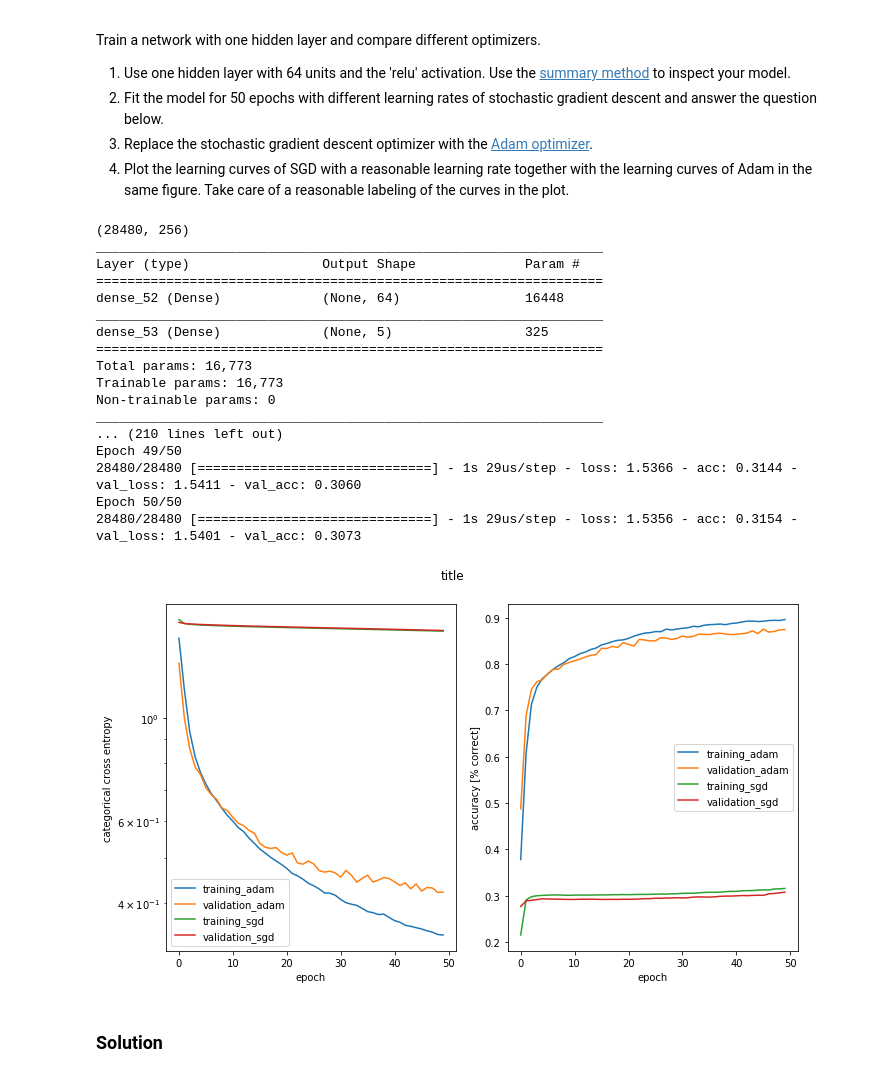
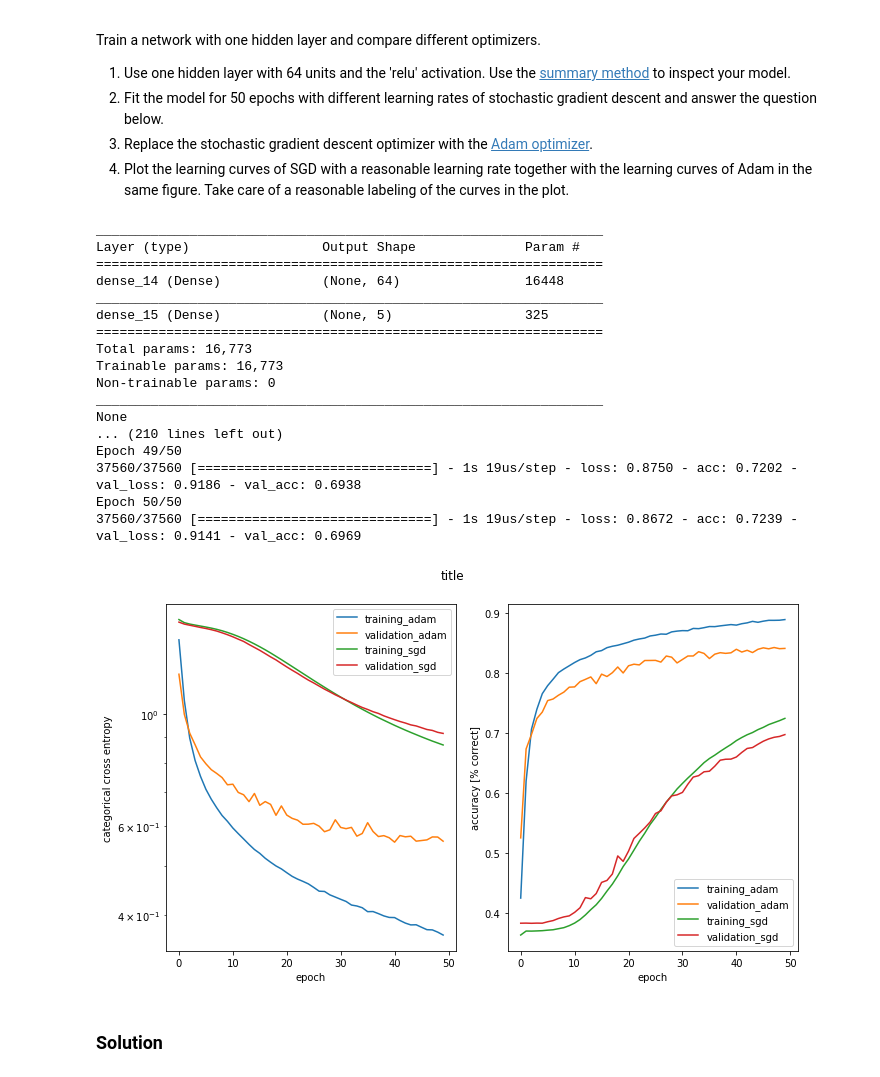
Before and after one commit to BrynjarGlims/ann_project_01, a Jupyter notebook: miniproject1.ipynb, the cells around one changed output. Cells and saved outputs as stored; diff of their text form; code cells hidden in the pictures.

```diff
--- a/miniproject1.ipynb
+++ b/miniproject1.ipynb
@@ -301,51 +297,45 @@ Train a network with one hidden layer and compare different optimizers.
 # %%
 model = Sequential()
 
-print(X_train.shape)
-
-model.add(Dense(64, activation='relu', input_shape=(X_train.shape[1],)))
+model.add(Dense(64, activation='relu', input_shape=(x_train.shape[1],)))
 model.add(Dense(5, activation='softmax'))
 model.compile(loss='categorical_crossentropy',
               optimizer='adam',
              metrics=['accuracy'])
 print(model.summary())
 
 model2 = Sequential()
 
-sgd = keras.optimizers.sgd(lr=0.001)
+sgd = keras.optimizers.sgd(lr=0.01)
 
-model2.add(Dense(64, activation='relu', input_shape=(X_train.shape[1],)))
+model2.add(Dense(64, activation='relu', input_shape=(x_train.shape[1],)))
 model2.add(Dense(5, activation='softmax'))
 model2.compile(loss='categorical_crossentropy',
               optimizer=sgd,
              metrics=['accuracy'])
 print(model.summary())
 
-
-early_stopping = keras.callbacks.EarlyStopping(monitor='val_loss', min_delta=0.0007, patience=12, verbose=1, mode='min')
-
-
-plot_history_2(model.fit(X_train, Y_train, epochs=50, batch_size=128, validation_data=(X_val, Y_val)),
-               model2.fit(X_train, Y_train, epochs=50, batch_size=128, validation_data=(X_val, Y_val)) , "title")
+plot_history_2(model.fit(x_train, y_train, epochs=50, batch_size=128, validation_data=(x_test, y_test)),
+               model2.fit(x_train, y_train, epochs=50, batch_size=128, validation_data=(x_test, y_test)) , "title")
 # %% [output]
-(28480, 256)
 _________________________________________________________________
 Layer (type)                 Output Shape              Param #
 =================================================================
-dense_52 (Dense)             (None, 64)                16448
+dense_14 (Dense)             (None, 64)                16448
 _________________________________________________________________
-dense_53 (Dense)             (None, 5)                 325
+dense_15 (Dense)             (None, 5)                 325
 =================================================================
 Total params: 16,773
 Trainable params: 16,773
 Non-trainable params: 0
 _________________________________________________________________
+None
 ... (210 lines left out)
 Epoch 49/50
-28480/28480 [==============================] - 1s 29us/step - loss: 1.5366 - acc: 0.3144 - val_loss: 1.5411 - val_acc: 0.3060
+37560/37560 [==============================] - 1s 19us/step - loss: 0.8750 - acc: 0.7202 - val_loss: 0.9186 - val_acc: 0.6938
 Epoch 50/50
-28480/28480 [==============================] - 1s 29us/step - loss: 1.5356 - acc: 0.3154 - val_loss: 1.5401 - val_acc: 0.3073
+37560/37560 [==============================] - 1s 19us/step - loss: 0.8672 - acc: 0.7239 - val_loss: 0.9141 - val_acc: 0.6969
-[figure, old version]
+[figure, new version]
 # %% [markdown]
 ### Solution
 # %% [markdown]
```
Also changed, not shown: parts of 13 cells of this notebook, 2 other files.
